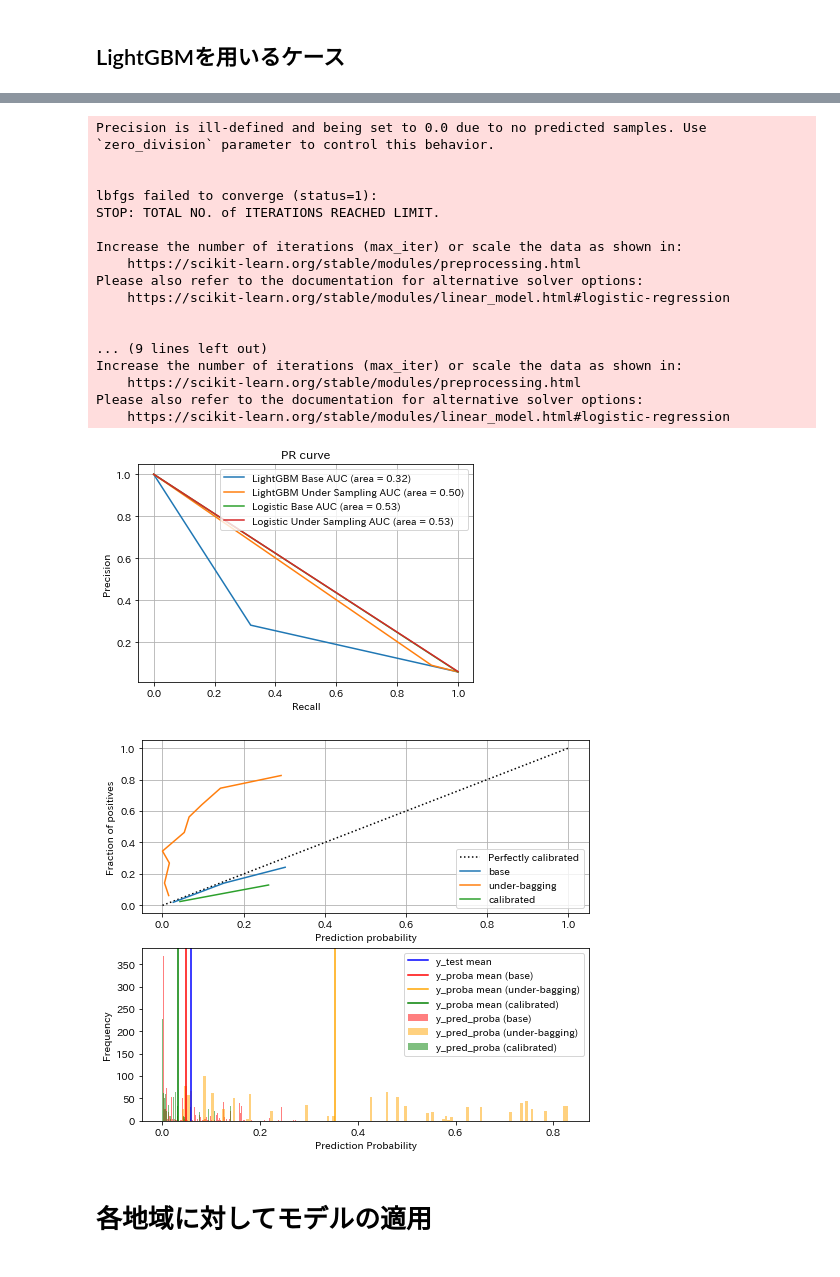
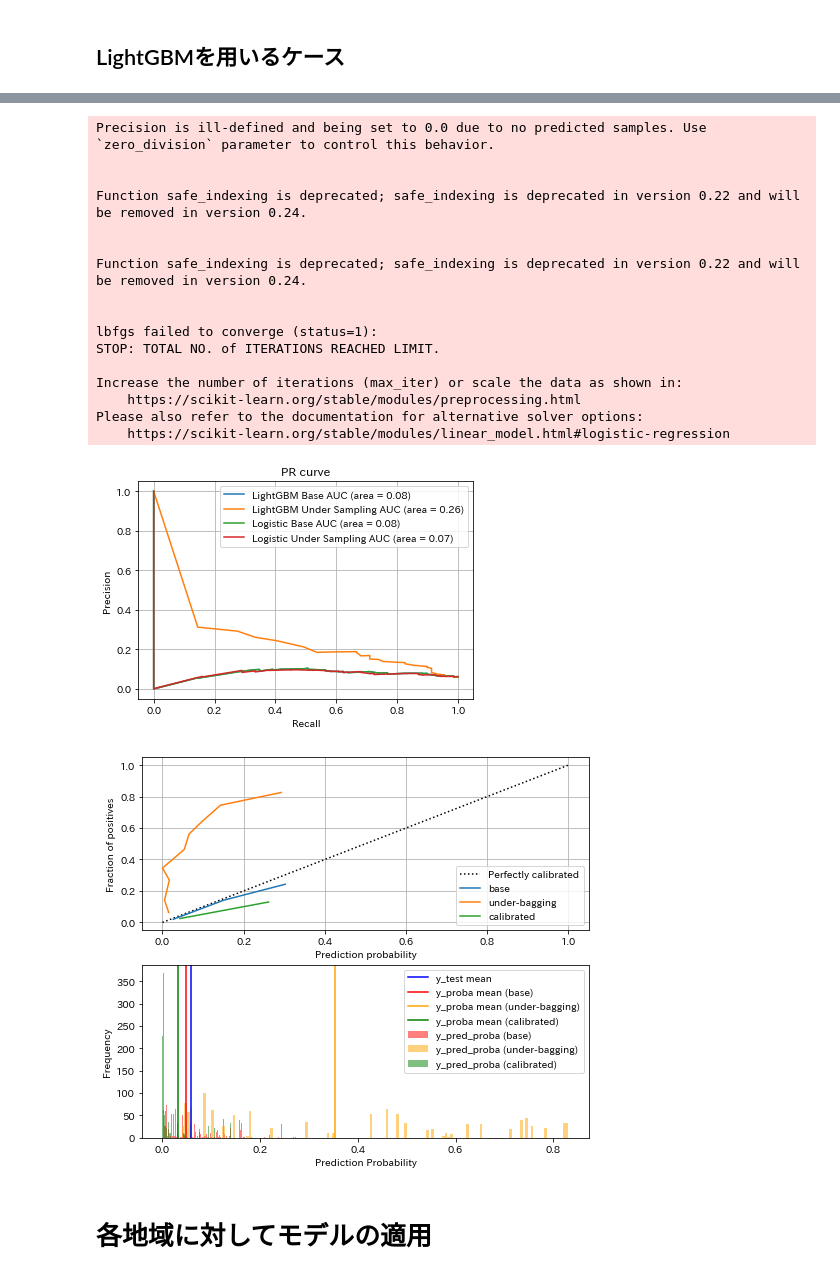
Before and after one commit to ostk0069/COVID-19-Basic-Analysis, a Jupyter notebook: signate_phase1_covid19_case_data.ipynb, the cells around one changed output, grey strips where cells are left out. Cells and saved outputs as stored; diff of their text form; code cells hidden in the pictures.

```diff
--- a/signate_phase1_covid19_case_data.ipynb
+++ b/signate_phase1_covid19_case_data.ipynb
@@ -614,7 +619,7 @@ def main():
 
     # 検証用データを予測させる
     y_pred_proba_base = booster.predict(X_test)
-    y_pred_base = np.where(y_pred_proba_base > 0.163, 1, 0)
+    y_pred_base = np.where(y_pred_proba_base > 0.9, 1, 0)
 
     # Recallを指定した時のprecisionを調べる
     for percentage in [round(i * 0.1, 1) for i in range(1, 10)]:
@@ -637,14 +642,14 @@ def main():
     # 検証用データを予測させる
     y_pred_proba_ub_list = cv_booster.predict(X_test)
     y_pred_proba_ub = np.array(y_pred_proba_ub_list).mean(axis=0)
-    y_pred_ub = np.where(y_pred_proba_ub > 0.163, 1, 0)
+    y_pred_ub = np.where(y_pred_proba_ub > 0.9, 1, 0)
 
     # サンプリングレートを元に確率を補正する
     y_sampled = y_train.reindex(folds.sample_indices_)
     y_sampled_negative_len = np.count_nonzero(y_sampled == 0)
     beta = y_sampled_negative_len / len(y_train)
     y_pred_proba_cb = probability_calibration(y_pred_proba_ub, beta)
-    y_pred_cb = np.where(y_pred_proba_cb > 0.163, 1, 0)
+    y_pred_cb = np.where(y_pred_proba_cb > 0.9, 1, 0)
 
     # Recallを指定した時のprecisionを調べる
     for percentage in [round(i * 0.1, 1) for i in range(1, 10)]:
@@ -675,7 +680,7 @@ def main():
     clf.fit(X_train, y_train)
     # 検証用データを予測させる
     Y_pred_proba_base = clf.predict_proba(X_test)[:, 1]
-    Y_pred_base = np.where(Y_pred_proba_base > 0.163, 1, 0)
+    Y_pred_base = np.where(Y_pred_proba_base > 0.9, 1, 0)
 
     # Under-sampling で均衡データにする
     sampler = RandomUnderSampler(random_state=42)
@@ -690,22 +695,22 @@ def main():
     clf.fit(X_train_sampled, y_train_sampled)
     # Under-samplingの検証用データを予測させる
     Y_pred_proba_us = clf.predict_proba(X_test)[:, 1]
-    Y_pred_us = np.where(Y_pred_proba_us > 0.163, 1, 0)
+    Y_pred_us = np.where(Y_pred_proba_us > 0.9, 1, 0)
 
     # lightgbm base
-    precision1, recall1, thresholds1 = metrics.precision_recall_curve(y_test, y_pred_base)
+    precision1, recall1, thresholds1 = metrics.precision_recall_curve(y_test, Y_pred_proba_base)
     auc1 = metrics.auc(recall1, precision1)
 
     # lightgbm undersampling
-    precision2, recall2, thresholds2 = metrics.precision_recall_curve(y_test, y_pred_ub)
+    precision2, recall2, thresholds2 = metrics.precision_recall_curve(y_test, y_pred_proba_ub)
     auc2 = metrics.auc(recall2, precision2)
 
     # logistic base
-    precision3, recall3, thresholds3 = metrics.precision_recall_curve(y_test, Y_pred_base)
+    precision3, recall3, thresholds3 = metrics.precision_recall_curve(y_test, Y_pred_proba_base)
     auc3 = metrics.auc(recall3, precision3)
 
     # logistic undersampling
-    precision4, recall4, thresholds4 = metrics.precision_recall_curve(y_test, Y_pred_us)
+    precision4, recall4, thresholds4 = metrics.precision_recall_curve(y_test, Y_pred_proba_us)
     auc4 = metrics.auc(recall4, precision4)
 
     plt.plot(recall1, precision1, label='LightGBM Base AUC (area = %.2f)'%auc1)
@@ -786,41 +791,40 @@ Function safe_indexing is deprecated; safe_indexing is deprecated in version 0.2
 
 
 Function safe_indexing is deprecated; safe_indexing is deprecated in version 0.22 and will be removed in version 0.24.
 [10]    cv_agg's binary_logloss: 0.548794 + 0.0342739
 [20]    cv_agg's binary_logloss: 0.525735 + 0.046926
 [30]    cv_agg's binary_logloss: 0.518289 + 0.0525071
 [40]    cv_agg's binary_logloss: 0.516524 + 0.0555879
 [50]    cv_agg's binary_logloss: 0.516443 + 0.0552117
 recallが 0.2 の割合で指定された時のprecision 0.3125
 recallが 0.3 の割合で指定された時のprecision 0.2923076923076923
 recallが 0.4 の割合で指定された時のprecision 0.24347826086956523
 recallが 0.5 の割合で指定された時のprecision 0.2125
 recallが 0.6 の割合で指定された時のprecision 0.1872146118721461
 recallが 0.7 の割合で指定された時のprecision 0.16725978647686832
 recallが 0.8 の割合で指定された時のprecision 0.13866666666666666
 ... (13 lines left out)
 y_test mean 0.05968858131487889
 y_proba mean (base) 0.050340096789828655
 y_proba mean (under-sampling) 0.35463544578235906
 y_proba mean (calibrated) 0.032504783867680395
 Precision is ill-defined and being set to 0.0 due to no predicted samples. Use `zero_division` parameter to control this behavior.
+
+
+Function safe_indexing is deprecated; safe_indexing is deprecated in version 0.22 and will be removed in version 0.24.
+
+
+Function safe_indexing is deprecated; safe_indexing is deprecated in version 0.22 and will be removed in version 0.24.
 
 
 lbfgs failed to converge (status=1):
 STOP: TOTAL NO. of ITERATIONS REACHED LIMIT.
 
 Increase the number of iterations (max_iter) or scale the data as shown in:
     https://scikit-learn.org/stable/modules/preprocessing.html
 Please also refer to the documentation for alternative solver options:
     https://scikit-learn.org/stable/modules/linear_model.html#logistic-regression
-
-
-... (9 lines left out)
-Increase the number of iterations (max_iter) or scale the data as shown in:
-    https://scikit-learn.org/stable/modules/preprocessing.html
-Please also refer to the documentation for alternative solver options:
-    https://scikit-learn.org/stable/modules/linear_model.html#logistic-regression
-[figure, old version]
+[figure, new version]
 [figure]
 # %% [markdown]
 # 各地域に対してモデルの適用
```
Also changed, not shown: parts of 7 cells of this notebook.
